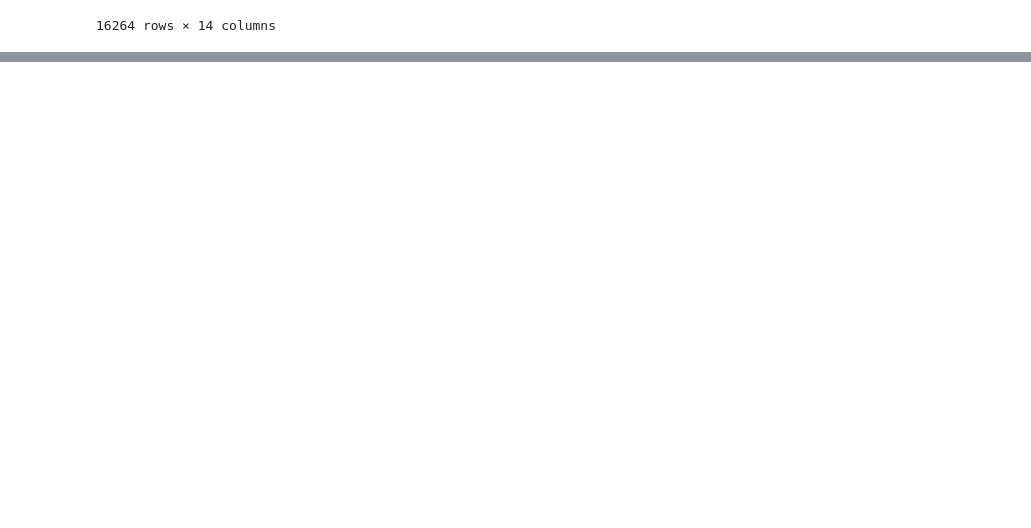
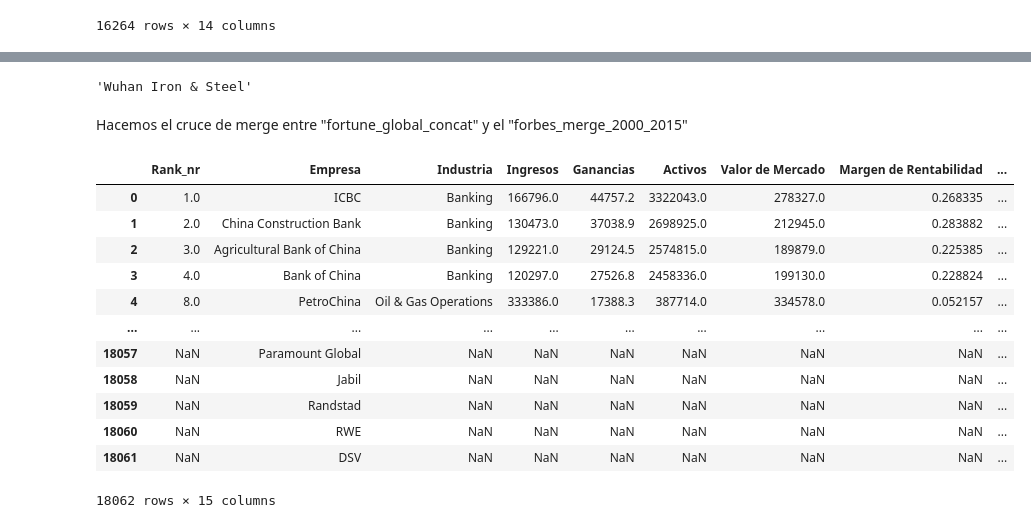
Before and after one commit to Bigote93/DataInsider, a Jupyter notebook: DesafioDataInsider_Nalli.ipynb, the cells around one changed output, grey strips where cells are left out. Cells and saved outputs as stored; diff of their text form; code cells hidden in the pictures; blank space fills up the shorter version.

Commit message:
Merge de inicio entre forbes y fortune. Falta limpieza de datos

```diff
--- a/DesafioDataInsider_Nalli.ipynb
+++ b/DesafioDataInsider_Nalli.ipynb
@@ -902,0 +935,4 @@ forbes_merge_2000_2015
+# %%
+fortune_global_concat = pd.concat(fortune_datasets)
+
+fortune_global_concat
@@ -902,0 +953,32 @@ forbes_merge_2000_2015
+# %%
+#Verificar que empresas no estan disponibles en el forbes_global_200_20
+empresas_no_disponible = []
+
+for fortune_empresa in fortune_global_2015['Empresa']:
+  for forbe_merge_n in forbes_merge_2000_2015:
+    if fortune_empresa not in forbes_merge_2000_2015['Empresa']:
+      empresas_no_disponible.append(fortune_empresa)
+
+fortune_empresa
+# %% [output]
+'Wuhan Iron & Steel'
+# %% [markdown]
+Hacemos el cruce de merge entre "fortune_global_concat" y el "forbes_merge_2000_2015"
+# %%
+forbes_fortune = forbes_merge_2000_2015.merge(fortune_global_concat, how="outer", on=["Empresa", "Año"])
+
+forbes_fortune
+# %% [output]
+|  | Rank_nr | Empresa | Industria | Ingresos | Ganancias | Activos | Valor de Mercado | Margen de Rentabilidad | ... |
+| 0 | 1.0 | ICBC | Banking | 166796.0 | 44757.2 | 3322043.0 | 278327.0 | 0.268335 | ... |
+| 1 | 2.0 | China Construction Bank | Banking | 130473.0 | 37038.9 | 2698925.0 | 212945.0 | 0.283882 | ... |
+| 2 | 3.0 | Agricultural Bank of China | Banking | 129221.0 | 29124.5 | 2574815.0 | 189879.0 | 0.225385 | ... |
+| 3 | 4.0 | Bank of China | Banking | 120297.0 | 27526.8 | 2458336.0 | 199130.0 | 0.228824 | ... |
+| 4 | 8.0 | PetroChina | Oil & Gas Operations | 333386.0 | 17388.3 | 387714.0 | 334578.0 | 0.052157 | ... |
+| ... | ... | ... | ... | ... | ... | ... | ... | ... | ... |
+| 18057 | NaN | Paramount Global | NaN | NaN | NaN | NaN | NaN | NaN | ... |
+| 18058 | NaN | Jabil | NaN | NaN | NaN | NaN | NaN | NaN | ... |
+| 18059 | NaN | Randstad | NaN | NaN | NaN | NaN | NaN | NaN | ... |
+| 18060 | NaN | RWE | NaN | NaN | NaN | NaN | NaN | NaN | ... |
+| 18061 | NaN | DSV | NaN | NaN | NaN | NaN | NaN | NaN | ... |
+18062 rows × 15 columns
```
Also changed, not shown: parts of 5 cells of this notebook.
